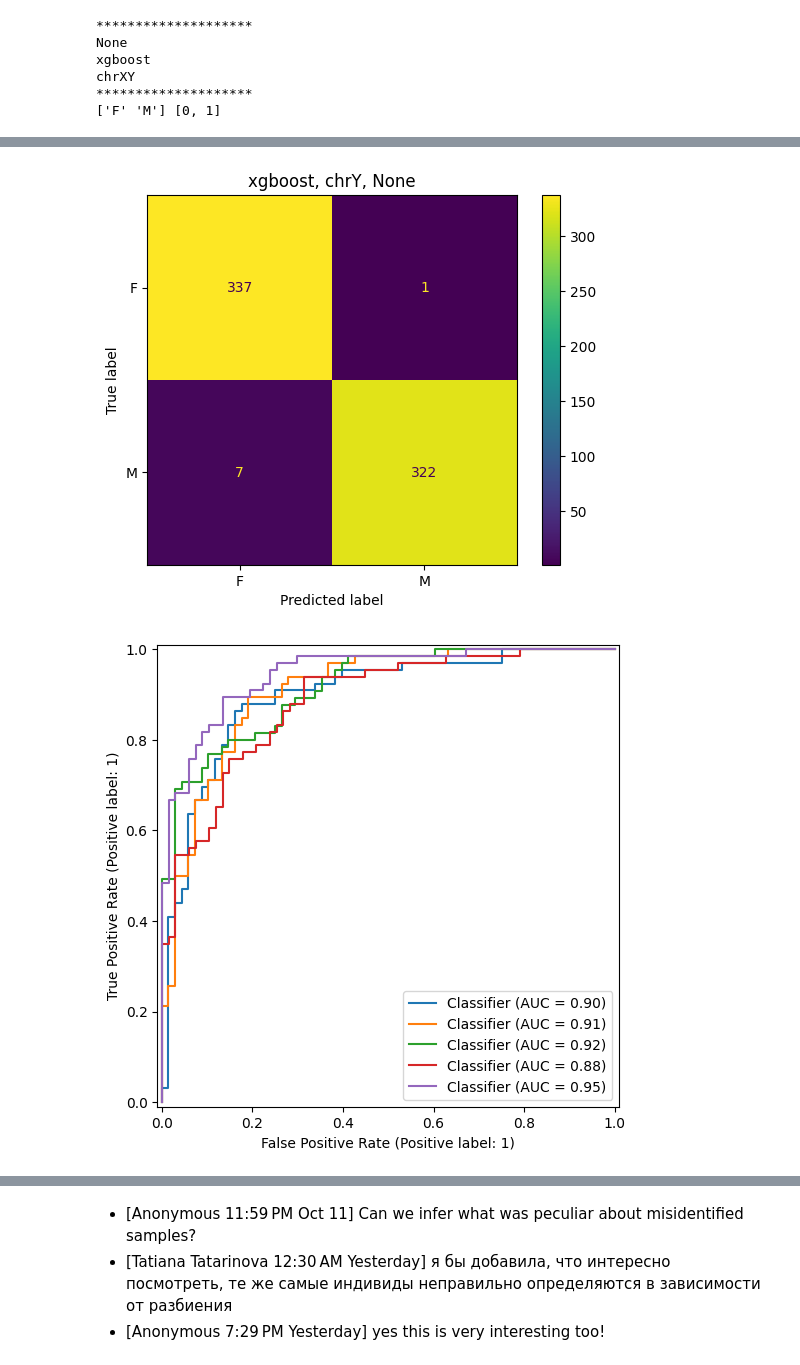
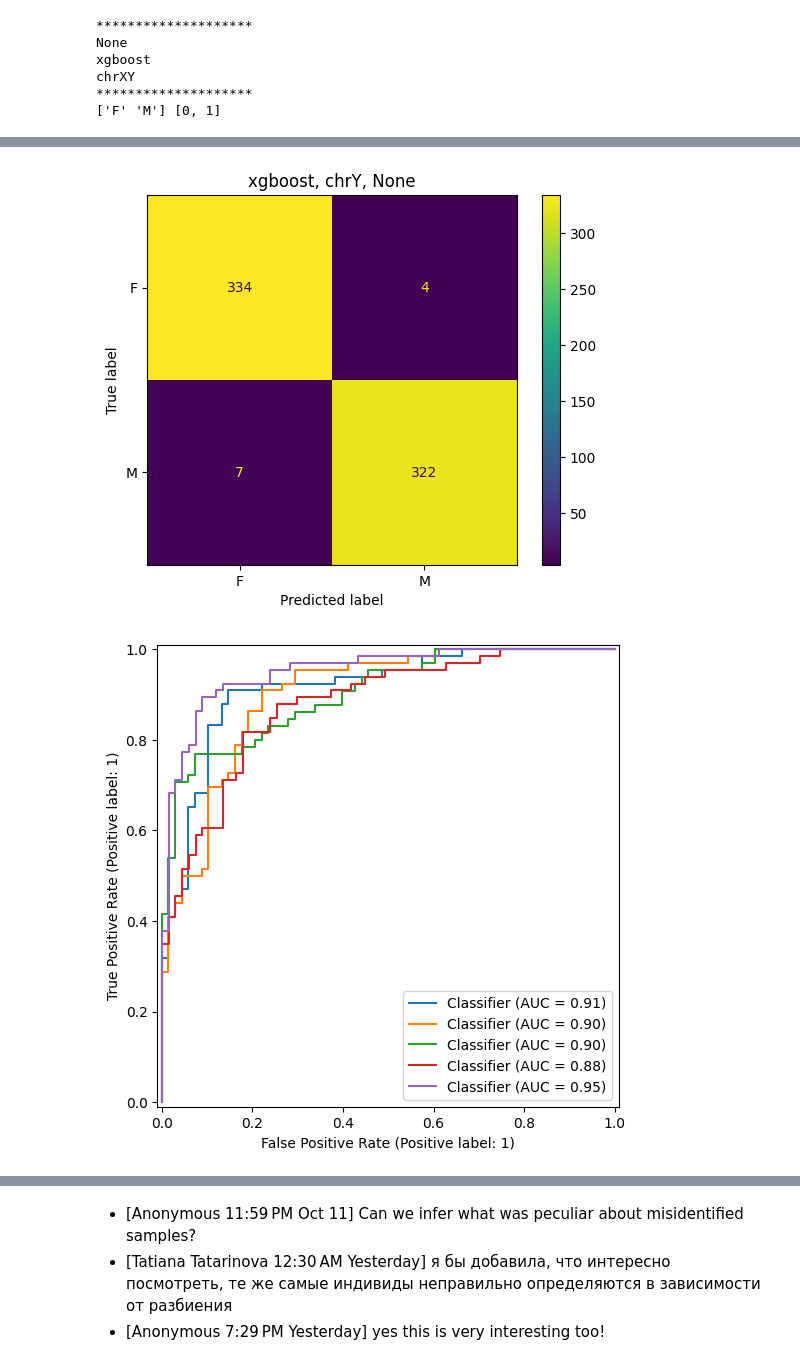
Before and after one commit to zodelheim/sea-infer-rna-seq, a Jupyter notebook: notebooks/SexPredictionQA.ipynb, the cells around one changed output, grey strips where cells are left out. Drawn from its saved outputs; the diff is of its cells as text; code cells hidden in the pictures.

```diff
--- a/notebooks/SexPredictionQA.ipynb
+++ b/notebooks/SexPredictionQA.ipynb
@@ -97,20 +97,22 @@ for organ in ['None']:
 
         data = pd.read_hdf(fdir_traintest / f'geuvadis.preprocessed.sex.h5', key=sex)
 
-        features = pd.read_hdf(
-            fdir_processed / f'feature_importance.{model_type}.{value_to_predict}.organ_{organ}.h5',
-            key=f'{sex}',
-        )
+        # features = pd.read_hdf(
+        #     fdir_processed / f'feature_importance.{model_type}.{value_to_predict}.organ_{organ}.h5',
+        #     key=f'{sex}',
+        # )
 
-        features = features[feature_importance_method]
-        features = features.sort_values(ascending=False)
+        # features = features[feature_importance_method]
+        # features = features.sort_values(ascending=False)
 
-        if n_features != 0:
-            features_list = features.iloc[:n_features]
-        else:
-            features_list = features.loc[features >= features_shapsumm_threshold]
-            n_features = len(features_list)
+        # if n_features != 0:
+        #     features_list = features.iloc[:n_features]
+        # else:
+        #     features_list = features.loc[features >= features_shapsumm_threshold]
+        #     n_features = len(features_list)
 
+        features_fname = f"geuvadis_train_features_{sex}_calibration_{organ}.csv"
+        features_list = pd.read_csv(ml_models_fdir / model_type / features_fname, index_col=0)
 
         data = data[features_list.index]
 
@@ -320,2 +322,2 @@ total_recall=0.8328267477203647,
-[figure, old version]
+[figure, new version]
-[figure, old version]
+[figure, new version]
```
Also changed, not shown: parts of 4 cells of this notebook, 4 other files.
